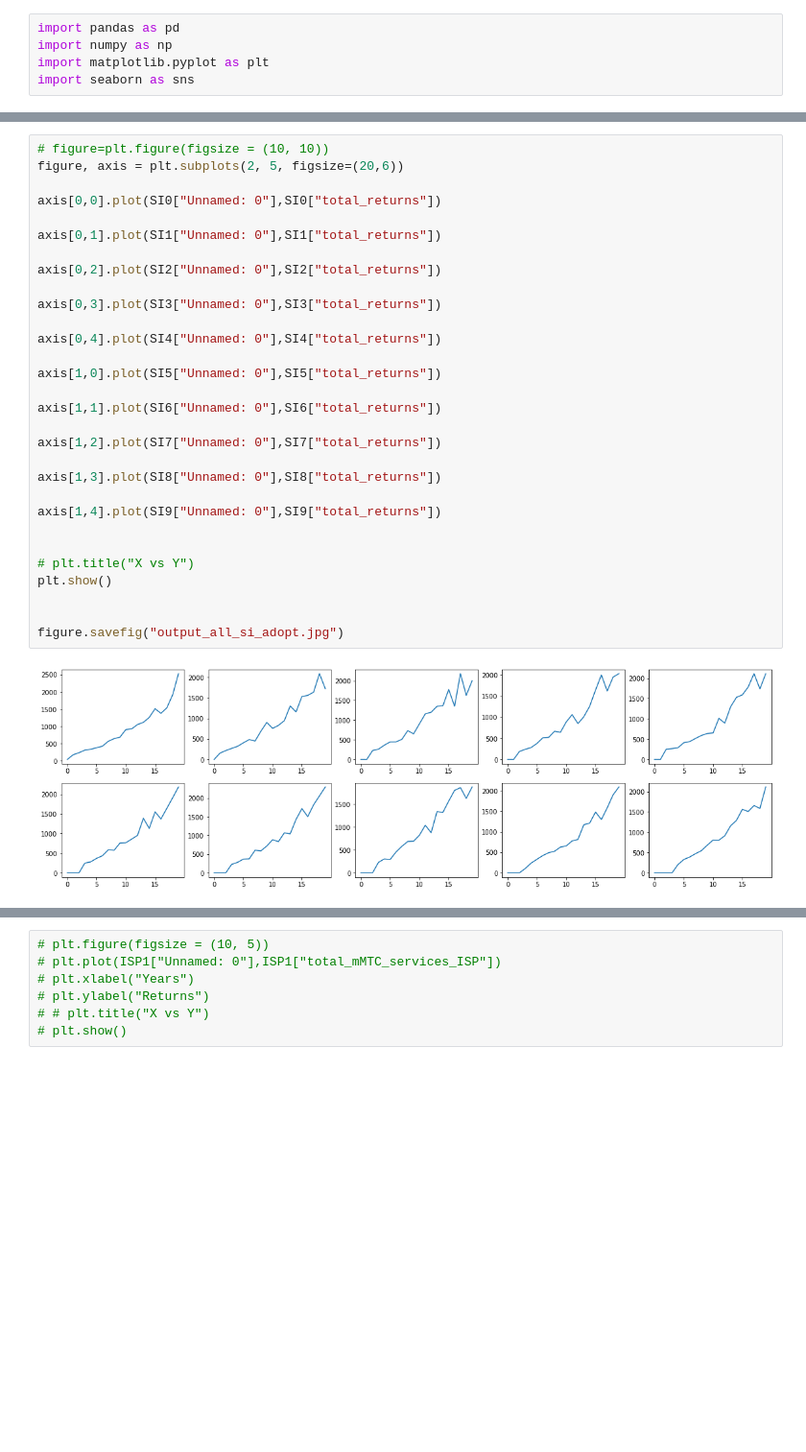
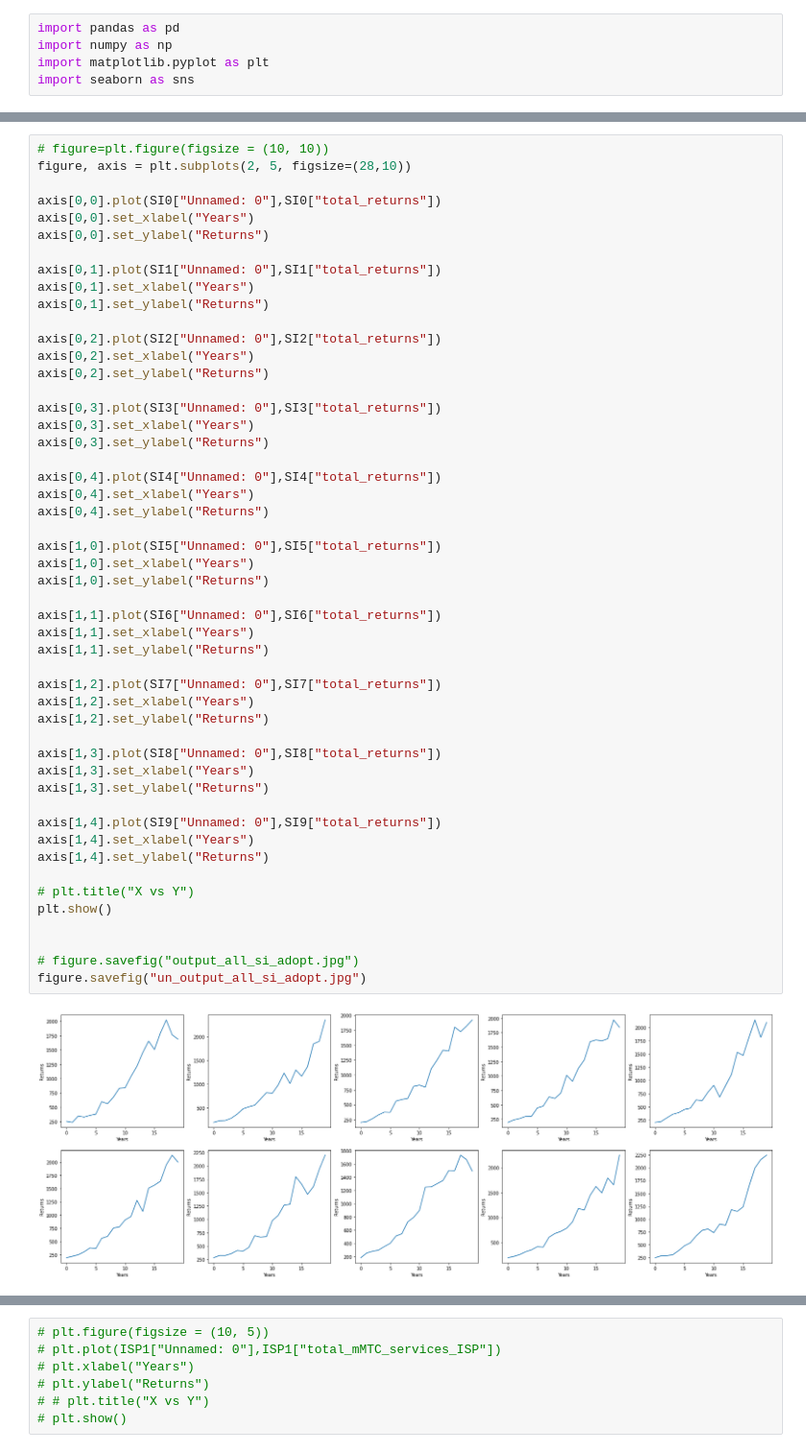
Before and after one commit to frenzytejask98/Thesis, a Jupyter notebook: Viz.ipynb, the cells around one changed output, grey strips where cells are left out. Shown: that part at 96% size. Drawn from its saved outputs; the diff is of its cells as text; blank space fills up the shorter version.

```diff
--- a/Viz.ipynb
+++ b/Viz.ipynb
@@ -51,32 +69,52 @@ City.head()
 # %%
 # figure=plt.figure(figsize = (10, 10))
-figure, axis = plt.subplots(2, 5, figsize=(20,6))
+figure, axis = plt.subplots(2, 5, figsize=(28,10))
 
 axis[0,0].plot(SI0["Unnamed: 0"],SI0["total_returns"])
+axis[0,0].set_xlabel("Years")
+axis[0,0].set_ylabel("Returns")
 
 axis[0,1].plot(SI1["Unnamed: 0"],SI1["total_returns"])
+axis[0,1].set_xlabel("Years")
+axis[0,1].set_ylabel("Returns")
 
 axis[0,2].plot(SI2["Unnamed: 0"],SI2["total_returns"])
+axis[0,2].set_xlabel("Years")
+axis[0,2].set_ylabel("Returns")
 
 axis[0,3].plot(SI3["Unnamed: 0"],SI3["total_returns"])
+axis[0,3].set_xlabel("Years")
+axis[0,3].set_ylabel("Returns")
 
 axis[0,4].plot(SI4["Unnamed: 0"],SI4["total_returns"])
+axis[0,4].set_xlabel("Years")
+axis[0,4].set_ylabel("Returns")
 
 axis[1,0].plot(SI5["Unnamed: 0"],SI5["total_returns"])
+axis[1,0].set_xlabel("Years")
+axis[1,0].set_ylabel("Returns")
 
 axis[1,1].plot(SI6["Unnamed: 0"],SI6["total_returns"])
+axis[1,1].set_xlabel("Years")
+axis[1,1].set_ylabel("Returns")
 
 axis[1,2].plot(SI7["Unnamed: 0"],SI7["total_returns"])
+axis[1,2].set_xlabel("Years")
+axis[1,2].set_ylabel("Returns")
 
 axis[1,3].plot(SI8["Unnamed: 0"],SI8["total_returns"])
+axis[1,3].set_xlabel("Years")
+axis[1,3].set_ylabel("Returns")
 
 axis[1,4].plot(SI9["Unnamed: 0"],SI9["total_returns"])
-
+axis[1,4].set_xlabel("Years")
+axis[1,4].set_ylabel("Returns")
 
 # plt.title("X vs Y")
 plt.show()
 
 
-figure.savefig("output_all_si_adopt.jpg")
+# figure.savefig("output_all_si_adopt.jpg")
+figure.savefig("un_output_all_si_adopt.jpg")
 # %% [output]
-[figure, old version]
+[figure, new version]
```
Also changed, not shown: parts of 10 cells of this notebook, 51 other files.
